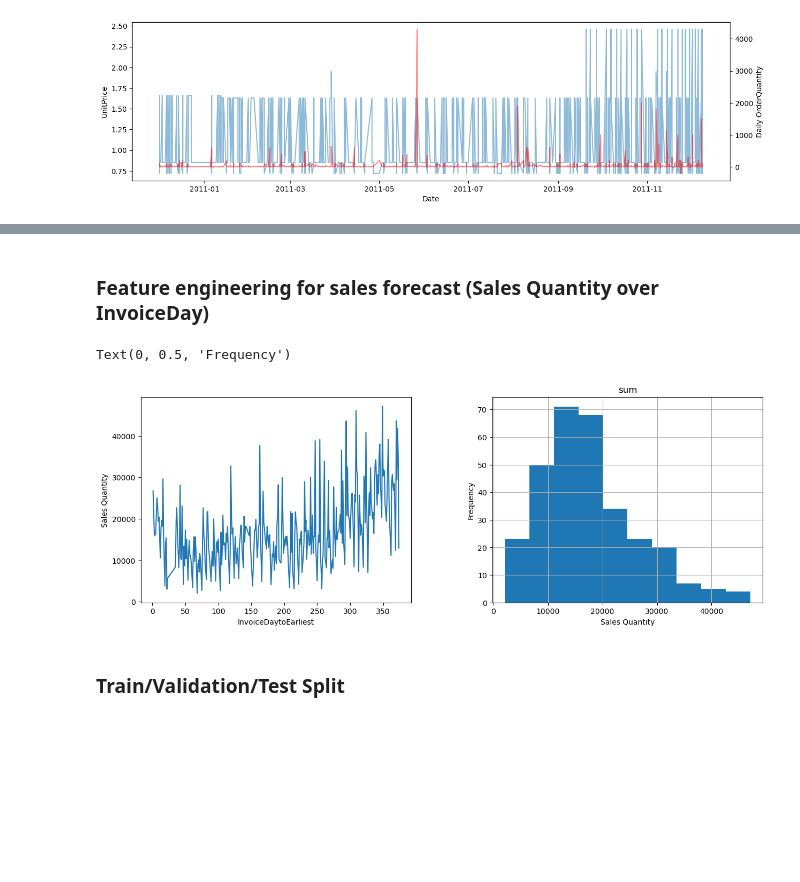
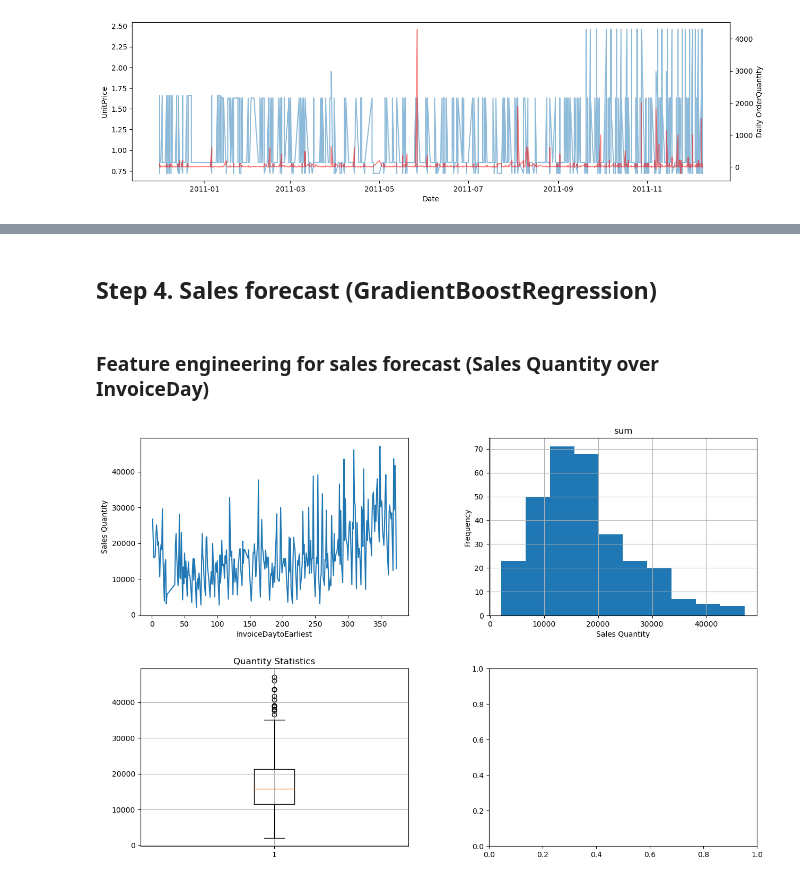
Before and after one commit to gzhang8763/ecommerce_timeseriesanalysis, a Jupyter notebook: Sales Forcast.ipynb, the cells around one changed output, grey strips where cells are left out. Drawn from its saved outputs; the diff is of its cells as text; code cells hidden in the pictures; blank space fills up the shorter version.

Commit message:
Sales Quantity forecast using GradientBoostingRegression

```diff
--- a/Sales Forcast.ipynb
+++ b/Sales Forcast.ipynb
@@ -544,19 +542,22 @@ array([[ 1.        , -0.07774803],
-# %% [markdown]
-### Feature engineering for sales forecast (Sales Quantity over InvoiceDay)
-# %%
-sales_feature = df.groupby(['InvoiceDaytoEarliest','InvoiceMonth','InvoiceDayofWeek']).agg({'TransactionValue': ['sum'], 'Quantity':['sum']}).reset_index()
-sales_feature.head()
-
-fig, ax = plt.subplots(1,2,figsize=(15,5))
-ax[0].plot(sales_feature['InvoiceDaytoEarliest'],sales_feature['Quantity'])
-ax[0].set_xlabel('InvoiceDaytoEarliest')
-ax[0].set_ylabel('Sales Quantity')
-
-sales_feature['Quantity'].hist(ax=ax[1])
-ax[1].set_xlabel('Sales Quantity')
-ax[1].set_ylabel('Frequency')
-# %% [output]
-Text(0, 0.5, 'Frequency')
-[figure, removed]
-# %% [markdown]
-### Train/Validation/Test Split
+# %% [markdown]
+## Step 4. Sales forecast (GradientBoostRegression)
+# %% [markdown]
+### Feature engineering for sales forecast (Sales Quantity over InvoiceDay)
+# %%
+sales_feature = df.groupby(['InvoiceDaytoEarliest','InvoiceMonth','InvoiceDayofWeek']).agg({'TransactionValue': ['sum'], 'Quantity':['sum']}).reset_index()
+sales_feature.head()
+
+fig, ax = plt.subplots(2,2,figsize=(15,10))
+ax[0,0].plot(sales_feature['InvoiceDaytoEarliest'],sales_feature['Quantity'])
+ax[0,0].set_xlabel('InvoiceDaytoEarliest')
+ax[0,0].set_ylabel('Sales Quantity')
+
+sales_feature['Quantity'].hist(ax=ax[0,1])
+ax[0,1].set_xlabel('Sales Quantity')
+ax[0,1].set_ylabel('Frequency')
+
+ax[1,0].boxplot(sales_feature['Quantity'])
+ax[1,0].set_title('Quantity Statistics')
+ax[1,0].grid(True)
+# %% [output]
+[figure, added]
```
Also changed, not shown: parts of 12 cells of this notebook.
